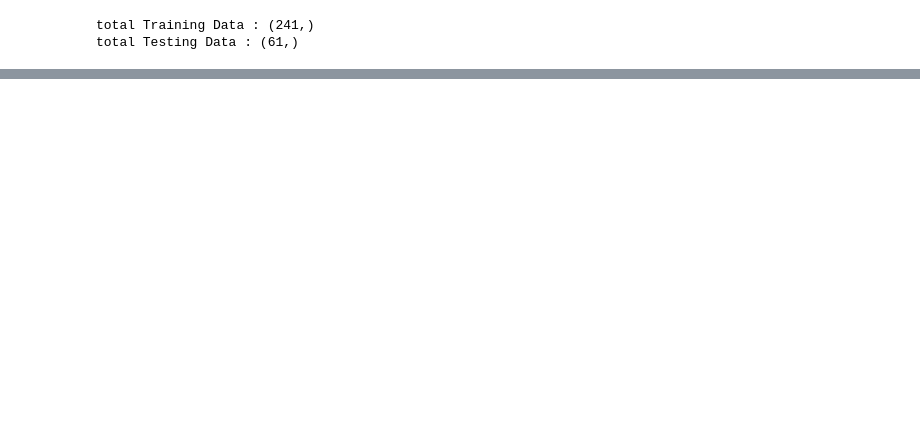
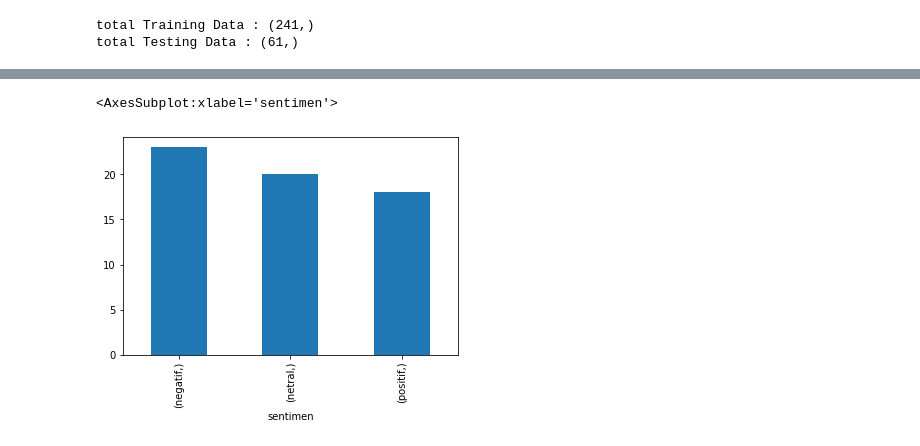
Before and after one commit to akbar-sys/Analisis-Sentiment-Twitter, a Jupyter notebook: analisis sentimen new/bismillah tfidf nbc.ipynb, the cells around one changed output, grey strips where cells are left out. Saved outputs shown, nothing was run; the diff lists cells and outputs as text; code cells hidden in the pictures; blank space fills up the shorter version.

```diff
--- a/analisis sentimen new/bismillah tfidf nbc.ipynb
+++ b/analisis sentimen new/bismillah tfidf nbc.ipynb
@@ -146,3 +232,4 @@ from sklearn.metrics import accuracy_score
 # %%
-x = df['TF-IDF_dict']
+x = new_df
 y = df['sentimen']
+x
@@ -176,0 +304,7 @@ TypeError: float() argument must be a string or a number, not 'dict'
+# %%
+filename = 'model_analisis.pkl'
+pickle.dump(model, open(filename, 'wb'))
+# %%
+loaded_model = pickle.load(open(filename, 'rb'))
+result = loaded_model.score(x_test, y_test)
+print(result)
@@ -176,0 +313,3 @@ TypeError: float() argument must be a string or a number, not 'dict'
+# %%
+predict = loaded_model.predict(x_test)
+print(predict)
@@ -176,0 +326,6 @@ TypeError: float() argument must be a string or a number, not 'dict'
+# %%
+df1 = pd.DataFrame(predict, columns=['sentimen'])
+df1.value_counts().plot(kind='bar')
+# %% [output]
+<AxesSubplot:xlabel='sentimen'>
+[figure, added]
```
Also changed, not shown: parts of 22 cells of this notebook, 2 other files.
